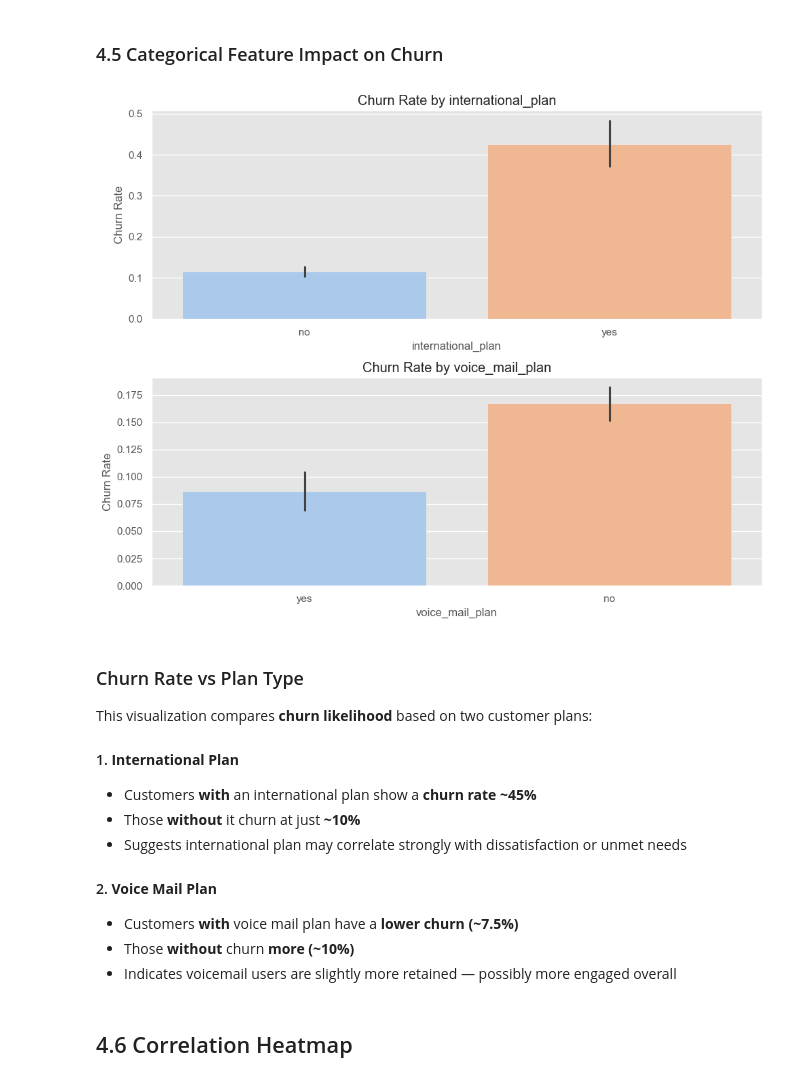
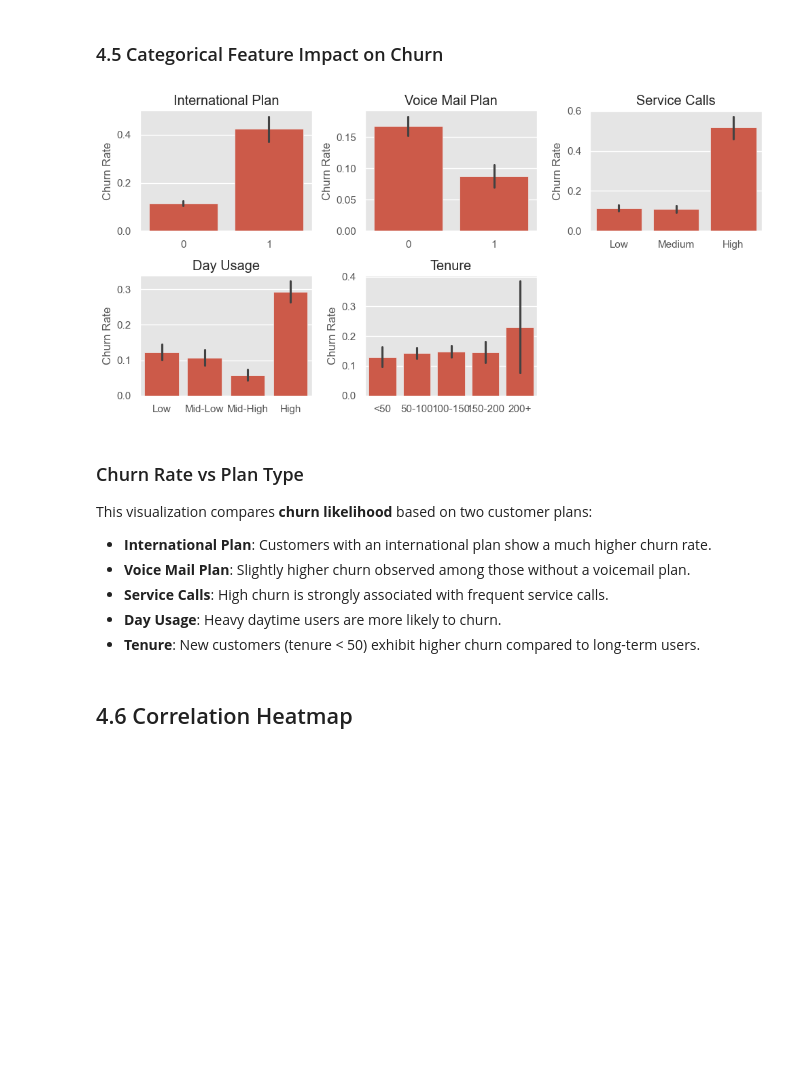
Before and after one commit to Mathews-Odongo/Customer_Churn, a Jupyter notebook: notebooks/Customer_churn.ipynb, the cells around one changed output. Drawn from its saved outputs; the diff is of its cells as text; code cells hidden in the pictures; blank space fills up the shorter version.

```diff
--- a/notebooks/Customer_churn.ipynb
+++ b/notebooks/Customer_churn.ipynb
@@ -351,36 +351,41 @@ This chart compares feature distributions between churned and non-churned custom
 - **Area Code & Account Length**: Uniform across churn statuses — likely low predictive value.
 # %% [markdown]
 ### 4.5 Categorical Feature Impact on Churn
-# %%
-cat_features = ['international_plan', 'voice_mail_plan']
-
-plt.figure(figsize=(10, 4 * len(cat_features)))
-
-for i, col in enumerate(cat_features, 1):
-    plt.subplot(len(cat_features), 1, i)
-    sns.barplot(x=col, y='churn', hue=col, data=df, estimator='mean', palette='pastel', legend=False)
-    plt.title(f'Churn Rate by {col}')
-    plt.ylabel('Churn Rate')
-    plt.xlabel(col)
-
-plt.tight_layout()
-plt.show()
-# %% [output]
-[figure, removed]
+# %%
+# Convert plans to binary
+df['international_plan'] = df['international_plan'].map({'yes': 1, 'no': 0})
+df['voice_mail_plan'] = df['voice_mail_plan'].map({'yes': 1, 'no': 0})
+
+# Create simple groups
+df['service_calls'] = pd.cut(df['customer_service_calls'], bins=[-1,1,3,10], labels=['Low', 'Medium', 'High'])
+df['day_usage'] = pd.qcut(df['total_day_minutes'], q=4, labels=['Low', 'Mid-Low', 'Mid-High', 'High'])
+df['tenure'] = pd.cut(df['account_length'], bins=[0,50,100,150,200,300], labels=['<50','50-100','100-150','150-200','200+'])
+
+# Features to plot
+features = ['international_plan', 'voice_mail_plan', 'service_calls', 'day_usage', 'tenure']
+
+# Plot
+plt.figure(figsize=(10, 5))
+for i, col in enumerate(features, 1):
+    plt.subplot(2, 3, i)
+    sns.barplot(x=col, y='churn', data=df, estimator='mean')
+    plt.title(col.replace('_', ' ').title())
+    plt.ylabel('Churn Rate')
+    plt.xlabel('')
+plt.tight_layout()
+plt.show()
+# %% [output]
+[figure, added]
 # %% [markdown]
 ### Churn Rate vs Plan Type
 
 This visualization compares **churn likelihood** based on two customer plans:
 
-#### 1. **International Plan**
--  Customers **with** an international plan show a **churn rate ~45%**
--  Those **without** it churn at just **~10%**
-- Suggests international plan may correlate strongly with dissatisfaction or unmet needs
-
-#### 2. **Voice Mail Plan**
-- Customers **with** voice mail plan have a **lower churn (~7.5%)**
-- Those **without** churn **more (~10%)**
-- Indicates voicemail users are slightly more retained — possibly more engaged overall
+- **International Plan**: Customers with an international plan show a much higher churn rate.
+- **Voice Mail Plan**: Slightly higher churn observed among those without a voicemail plan.
+- **Service Calls**: High churn is strongly associated with frequent service calls.
+- **Day Usage**: Heavy daytime users are more likely to churn.
+- **Tenure**: New customers (tenure < 50) exhibit higher churn compared to long-term users.
 # %% [markdown]
 ## 4.6 Correlation Heatmap
 # %%
```
Also changed, not shown: parts of 23 cells of this notebook.
